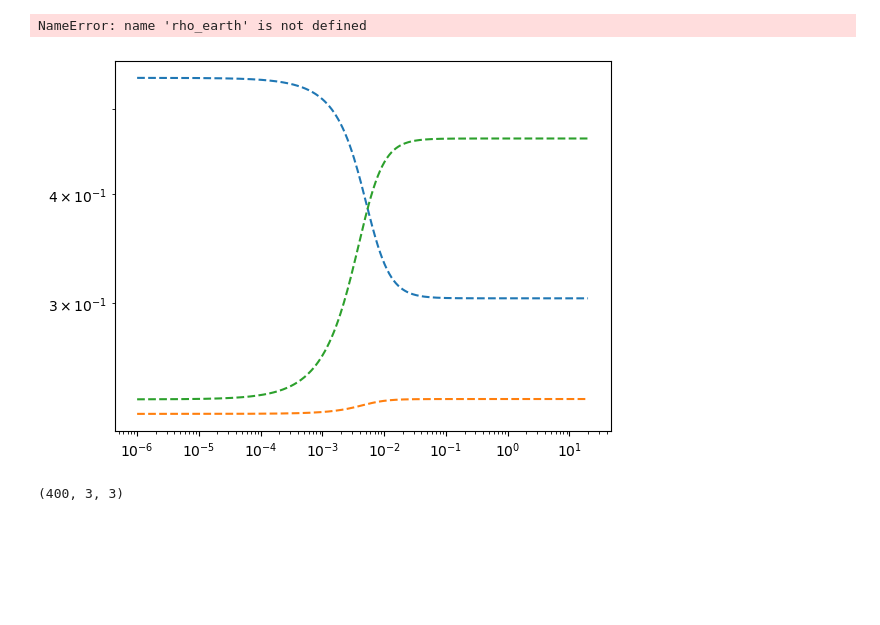
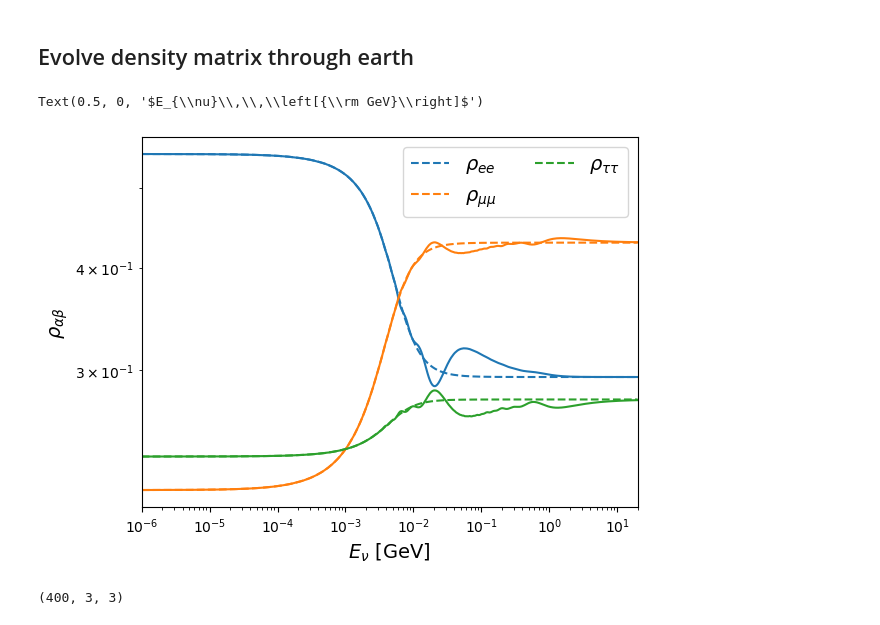
Before and after one commit to SNuDD/SNuDD, a Jupyter notebook: notebooks/earth_matter_prob.ipynb, the cells around one changed output. Saved outputs shown, nothing was run; the diff lists cells and outputs as text; code cells hidden in the pictures; blank space fills up the shorter version.

```diff
--- a/notebooks/earth_matter_prob.ipynb
+++ b/notebooks/earth_matter_prob.ipynb
@@ -57,3 +95,5 @@ density_sm = probs.DensityMatrixCalculator(sm_model).density(Enuspace, '8B')
+# %% [markdown]
+## Evolve density matrix through earth
 # %%
 rho_earthceta1 = PREMprob.evolve_rhosolar(density_sm, Enuspace, ceta=0.025)
 
@@ -61,34 +101,40 @@ rho_earthceta2 = PREMprob.evolve_rhosolar(density_sm, Enuspace, ceta=0.5)
 # %%
 plt.loglog(Enuspace,abs(density_sm[:, 0,0]),  label=r'$\rho_{ee}$',
             color="tab:blue", ls='--' )
 plt.loglog(Enuspace,abs(density_sm[:, 1,1]),  label=r'$\rho_{\mu\mu}$',
            color="tab:orange", ls='--' )
-
-plt.loglog(Enuspace,abs(density_sm[:, 2,2]),  label=r'$\rho_{\mu\mu}$',
+plt.loglog(Enuspace,abs(density_sm[:, 2,2]),  label=r'$\rho_{\tau\tau}$',
            color="tab:green", ls='--' )
 
-plt.loglog(Enuspace,abs(rho_earth[:, 0,0]),  color="tab:blue" )
+# plt.loglog(Enuspace,abs(density_mass_sm[:, 0,0]),  label=r'$\rho_{ee}$',
+#             color="tab:blue", ls='--' )
+# plt.loglog(Enuspace,abs(density_mass_sm[:, 1,1]),  label=r'$\rho_{\mu\mu}$',
+#            color="tab:orange", ls='--' )
+# plt.loglog(Enuspace,abs(density_mass_sm[:, 2,2]),  label=r'$\rho_{\tau\tau}$',
+#            color="tab:green", ls='--' )
+
+plt.loglog(Enuspace,abs(rho_earthceta1[:, 0,0]),  color="tab:blue" )
 
 
-plt.loglog(Enuspace,abs(rho_earth[:, 1,1]),  color="tab:orange" )
+plt.loglog(Enuspace,abs(rho_earthceta1[:, 1,1]),  color="tab:orange" )
 
 
-plt.loglog(Enuspace,abs(rho_earth[:, 2,2]),  color="tab:green" )
+plt.loglog(Enuspace,abs(rho_earthceta1[:, 2,2]),  color="tab:green" )
 # plt.loglog(Enuspace,abs(density_sm[:, 1,1]),  label=r'$\rho_{\mu\mu}$')
 
 # plt.loglog(Enuspace,abs(density_sm[:, 2,2]),  label=r'$\rho_{\mu\mu}$')
 
 #plt.loglog(Enuspace, Pee*, label=r'$P_{ee}$', ls=':', color="tab:blue" )
 
 
 plt.xlim(xmin=1e-6, xmax=2.0e1)
 
 plt.ylabel(r'$\rho_{\alpha\beta}$', size=14)
 plt.legend(fontsize=14, ncol=2)
 plt.xlabel(r'$E_{\nu}\,\,\left[{\rm GeV}\right]$', size=14)
 # %% [output]
-NameError: name 'rho_earth' is not defined
+Text(0.5, 0, '$E_{\\nu}\\,\\,\\left[{\\rm GeV}\\right]$')
-[figure, old version]
+[figure, new version]
 # %%
 np.shape(rho_earthceta1)
 # %% [output]
```
Also changed, not shown: parts of 9 cells of this notebook, 2 other files.
